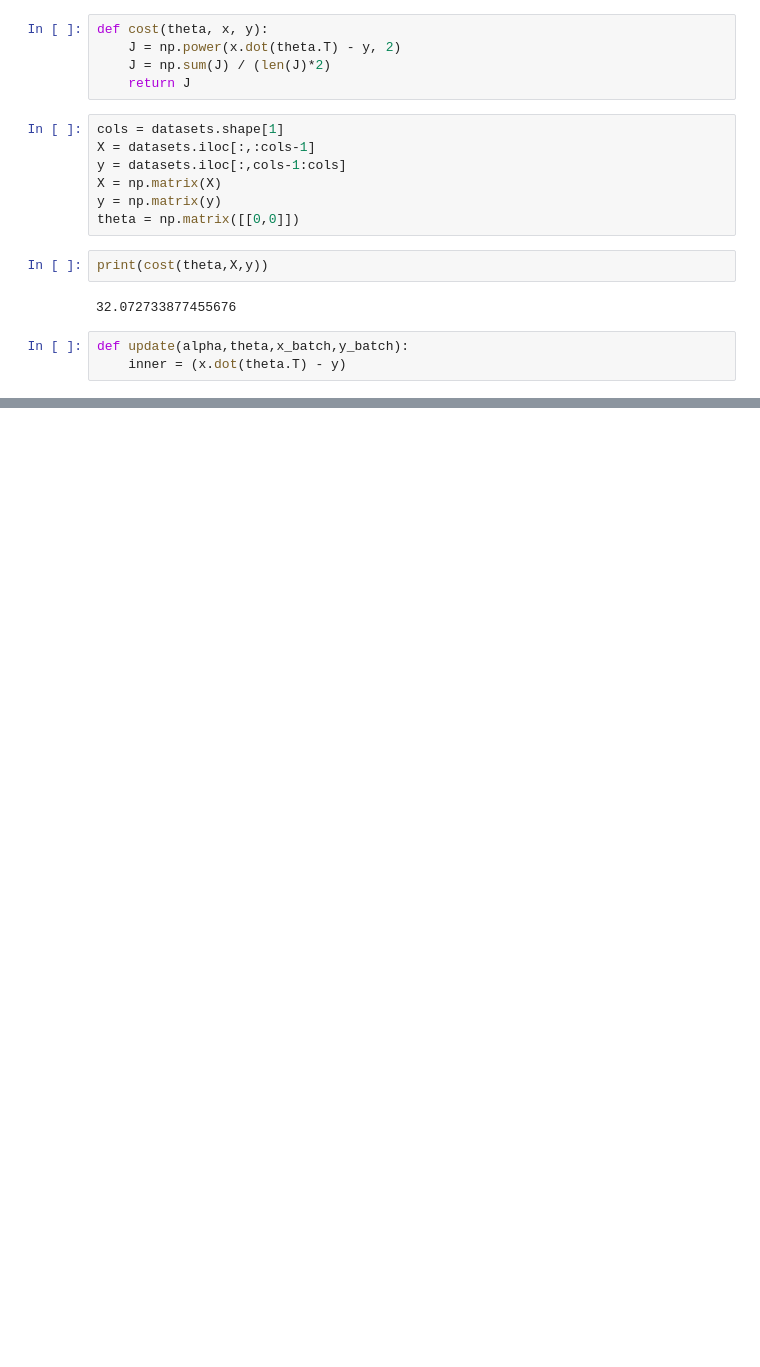
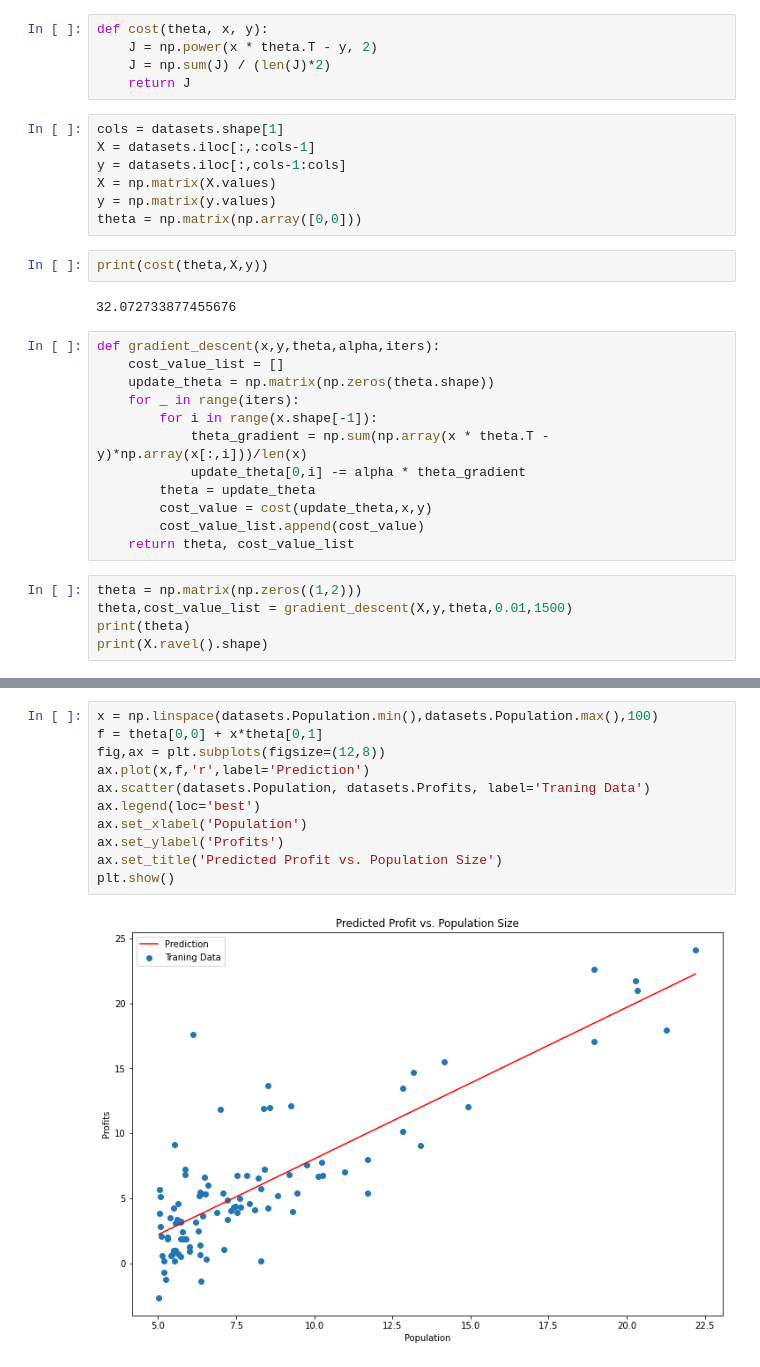
Before and after one commit to EngineeringBoy/ml, a Jupyter notebook: cs229/code/ext1/ext1.ipynb, the cells around one changed output, grey strips where cells are left out. Drawn from its saved outputs; the diff is of its cells as text; blank space fills up the shorter version.

```diff
--- a/cs229/code/ext1/ext1.ipynb
+++ b/cs229/code/ext1/ext1.ipynb
@@ -58,20 +58,34 @@ print(datasets.head())
 4     1      5.8598   6.8233
 # %%
 def cost(theta, x, y):
-    J = np.power(x.dot(theta.T) - y, 2)
+    J = np.power(x * theta.T - y, 2)
     J = np.sum(J) / (len(J)*2)
     return J
 # %%
 cols = datasets.shape[1]
 X = datasets.iloc[:,:cols-1]
 y = datasets.iloc[:,cols-1:cols]
-X = np.matrix(X)
-y = np.matrix(y)
-theta = np.matrix([[0,0]])
+X = np.matrix(X.values)
+y = np.matrix(y.values)
+theta = np.matrix(np.array([0,0]))
 # %%
 print(cost(theta,X,y))
 # %% [output]
 32.072733877455676
 # %%
-def update(alpha,theta,x_batch,y_batch):
-    inner = (x.dot(theta.T) - y)
+def gradient_descent(x,y,theta,alpha,iters):
+    cost_value_list = []
+    update_theta = np.matrix(np.zeros(theta.shape))
+    for _ in range(iters):
+        for i in range(x.shape[-1]):
+            theta_gradient = np.sum(np.array(x * theta.T - y)*np.array(x[:,i]))/len(x)
+            update_theta[0,i] -= alpha * theta_gradient
+        theta = update_theta
+        cost_value = cost(update_theta,x,y)
+        cost_value_list.append(cost_value)
+    return theta, cost_value_list
+# %%
+theta = np.matrix(np.zeros((1,2)))
+theta,cost_value_list = gradient_descent(X,y,theta,0.01,1500)
+print(theta)
+print(X.ravel().shape)
@@ -77,0 +95,13 @@ def update(alpha,theta,x_batch,y_batch):
+# %%
+x = np.linspace(datasets.Population.min(),datasets.Population.max(),100)
+f = theta[0,0] + x*theta[0,1]
+fig,ax = plt.subplots(figsize=(12,8))
+ax.plot(x,f,'r',label='Prediction')
+ax.scatter(datasets.Population, datasets.Profits, label='Traning Data')
+ax.legend(loc='best')
+ax.set_xlabel('Population')
+ax.set_ylabel('Profits')
+ax.set_title('Predicted Profit vs. Population Size')
+plt.show()
+# %% [output]
+[figure, added]
```
Also changed, not shown: parts of 18 cells of this notebook.
